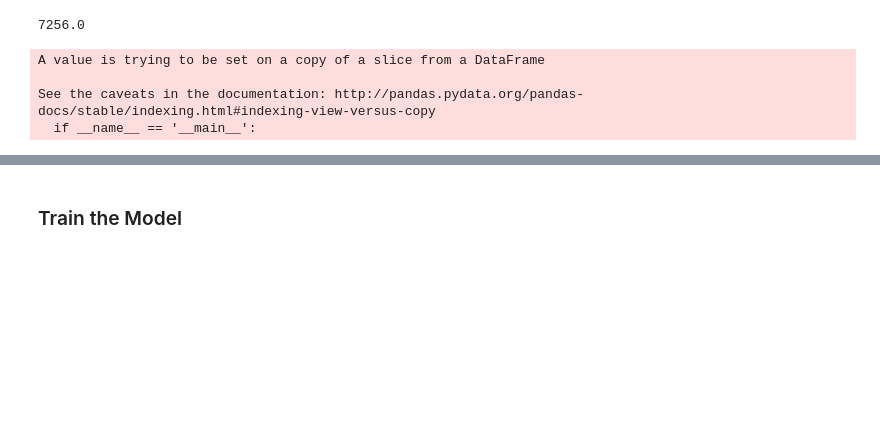
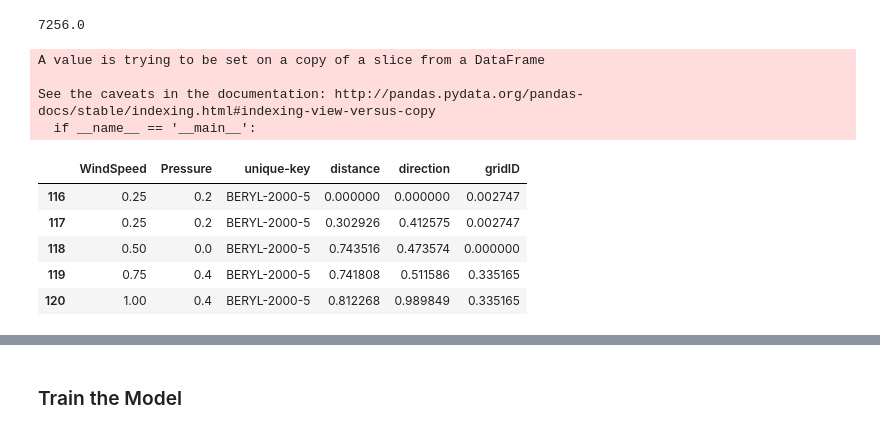
Before and after one commit to sheilaalemany/hurricane-rnn, a Jupyter notebook: hurricane-rnn-sheils.ipynb, the cells around one changed output, grey strips where cells are left out. Drawn from its saved outputs; the diff is of its cells as text; code cells hidden in the pictures; blank space fills up the shorter version.

```diff
--- a/hurricane-rnn-sheils.ipynb
+++ b/hurricane-rnn-sheils.ipynb
@@ -535,3 +650,12 @@ A value is trying to be set on a copy of a slice from a DataFrame
 
 See the caveats in the documentation: http://pandas.pydata.org/pandas-docs/stable/indexing.html#indexing-view-versus-copy
   if __name__ == '__main__':
+# %%
+data.head()
+# %% [output]
+|  | WindSpeed | Pressure | unique-key | distance | direction | gridID |
+| 116 | 0.25 | 0.2 | BERYL-2000-5 | 0.000000 | 0.000000 | 0.002747 |
+| 117 | 0.25 | 0.2 | BERYL-2000-5 | 0.302926 | 0.412575 | 0.002747 |
+| 118 | 0.50 | 0.0 | BERYL-2000-5 | 0.743516 | 0.473574 | 0.000000 |
+| 119 | 0.75 | 0.4 | BERYL-2000-5 | 0.741808 | 0.511586 | 0.335165 |
+| 120 | 1.00 | 0.4 | BERYL-2000-5 | 0.812268 | 0.989849 | 0.335165 |
```
Also changed, not shown: parts of 33 cells of this notebook, 1 other file.
